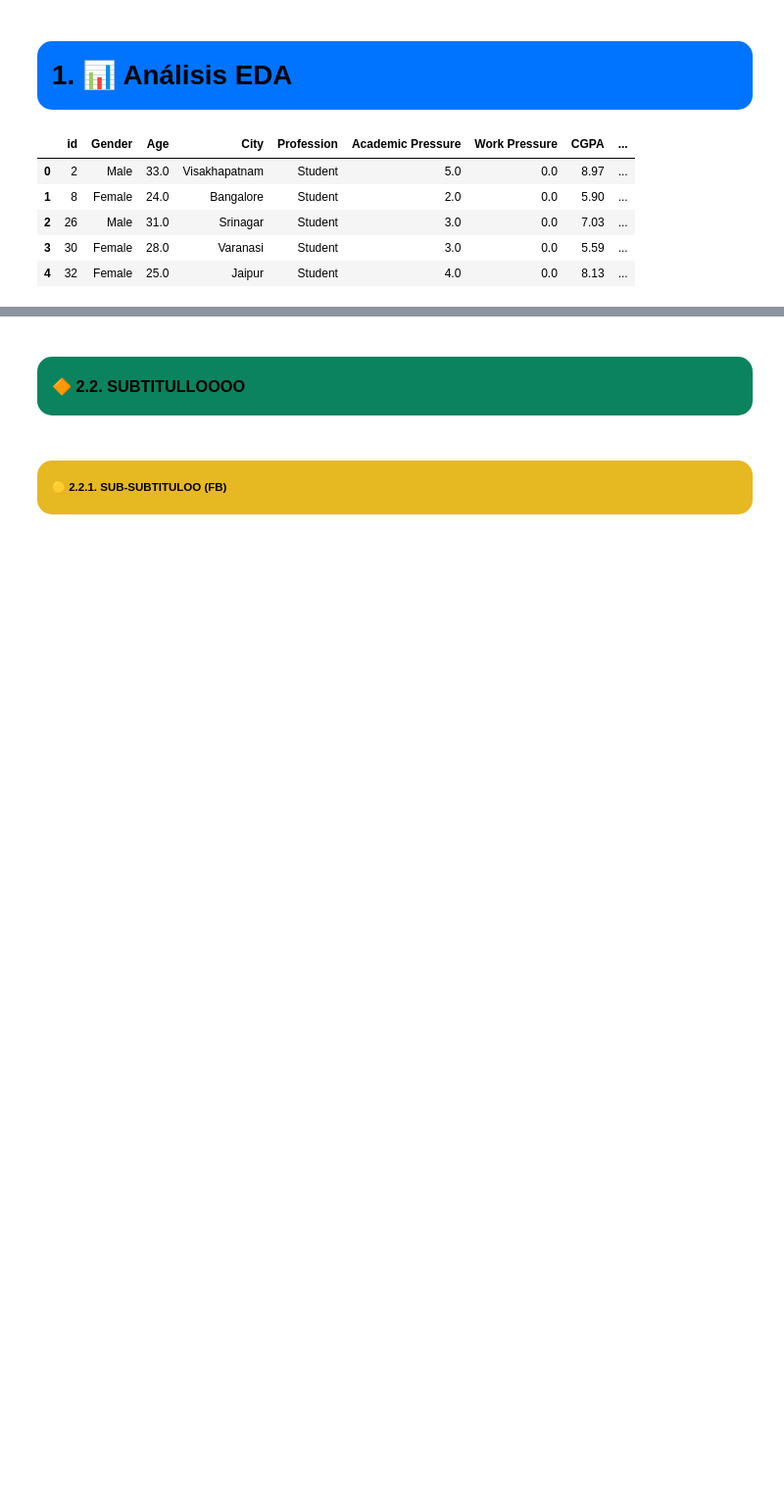
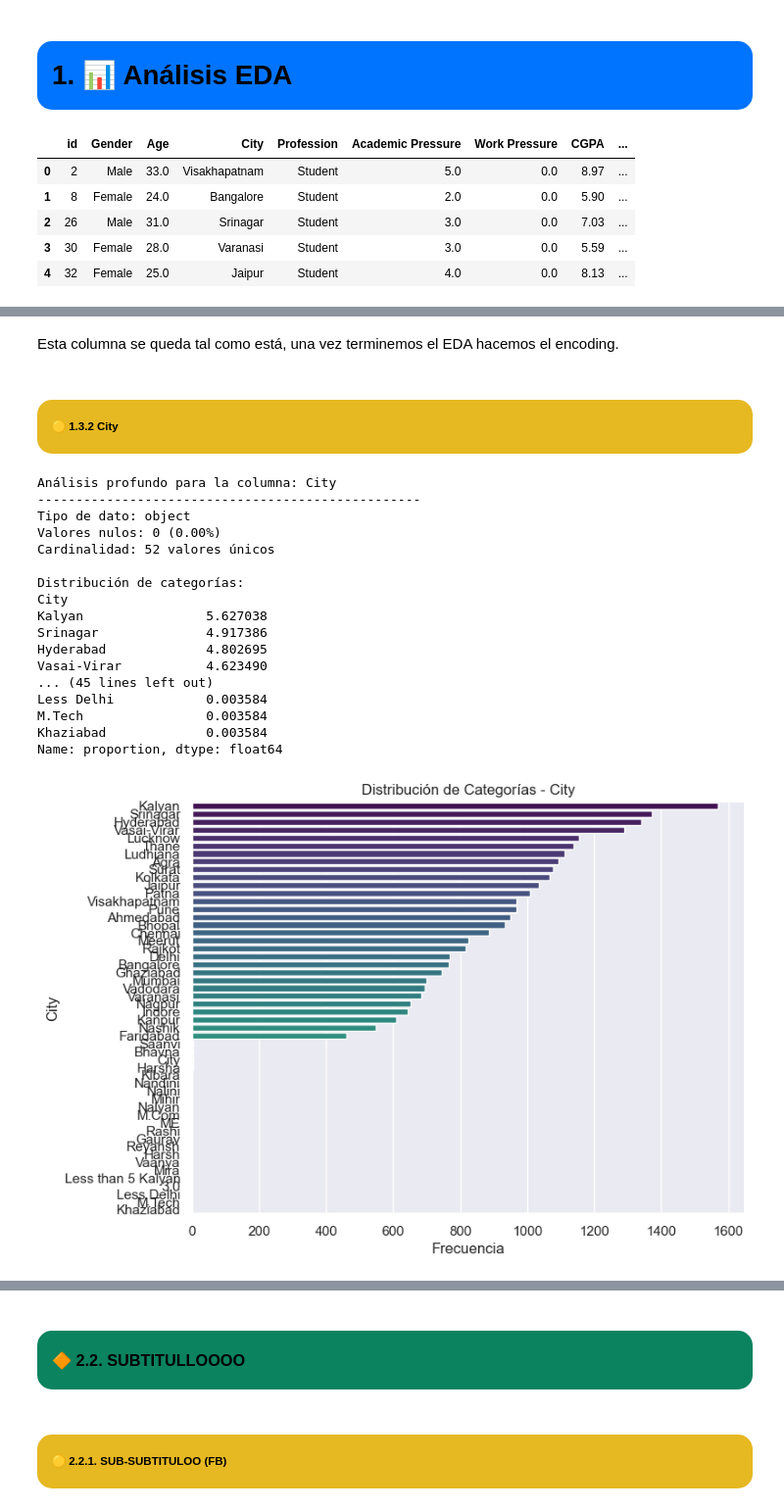
Before and after one commit to AlvaroG7/IIA, a Jupyter notebook: IIA_Proyect_V0.ipynb, the cells around one changed output, grey strips where cells are left out. Shown: that part at 98% size. Saved outputs shown, nothing was run; the diff lists cells and outputs as text; code cells hidden in the pictures; blank space fills up the shorter version.

Commit message:
Jorge 23/03 14:30 Definir funciones para EDA, exploración y cambios a variables categóricas. Siguientes pasos: -Exploración numéricas -Imputar datos faltantes -Tratar outliers ...

```diff
--- a/IIA_Proyect_V0.ipynb
+++ b/IIA_Proyect_V0.ipynb
@@ -35,0 +288,25 @@ plt.show()
+# %% [markdown]
+Esta columna se queda tal como está, una vez terminemos el EDA hacemos el encoding.
+# %% [markdown]
+### <div style="border-radius:15px; padding:15px; margin:0; font-size:60%; font-family:Arial, sans-serif; background-color:rgb(230, 184, 34); color:black; overflow:hidden; box-shadow:0 4px 8px rgba(0, 0, 0, 0.3);"><b> 🟡 1.3.2 City </b></div>
+# %%
+analisis_columna_profundizado(df, 'City')
+# %% [output]
+Análisis profundo para la columna: City
+--------------------------------------------------
+Tipo de dato: object
+Valores nulos: 0 (0.00%)
+Cardinalidad: 52 valores únicos
+
+Distribución de categorías:
+City
+Kalyan                5.627038
+Srinagar              4.917386
+Hyderabad             4.802695
+Vasai-Virar           4.623490
+... (45 lines left out)
+Less Delhi            0.003584
+M.Tech                0.003584
+Khaziabad             0.003584
+Name: proportion, dtype: float64
+[figure, added]
```
Also changed, not shown: parts of 61 cells of this notebook.
